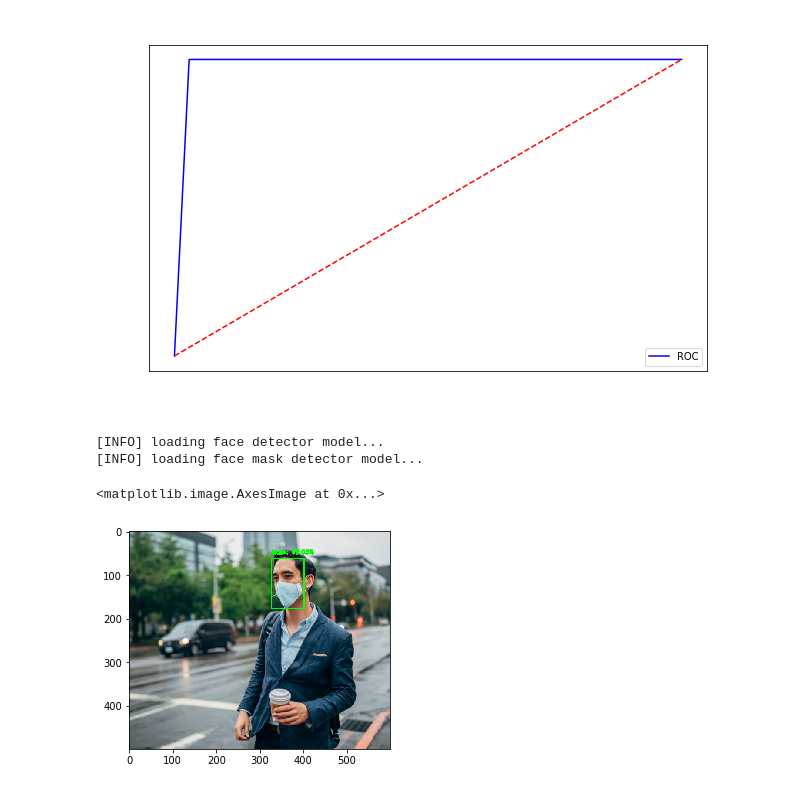
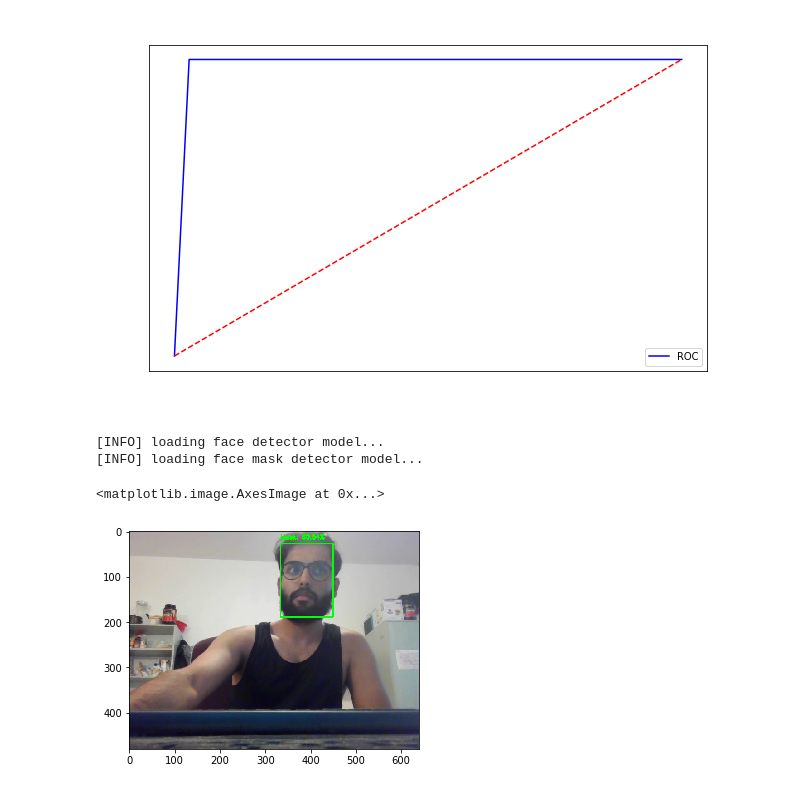
Before and after one commit to Vishal14sw20/Facial-Mask-Detection, a Jupyter notebook: Demo.ipynb, the cells around one changed output. Saved outputs shown, nothing was run; the diff lists cells and outputs as text; code cells hidden in the pictures.

```diff
--- a/Demo.ipynb
+++ b/Demo.ipynb
@@ -59,3 +59,11 @@ weighted avg       0.99      0.99      0.99       276
 
 AUC: 0.99
 [figure]
+# %%
+img=Architecture.mask_detection_on_image("photo.jpg")
+plt.imshow(img)
+# %% [output]
+[INFO] loading face detector model...
+[INFO] loading face mask detector model...
+<matplotlib.image.AxesImage at 0x...>
+[figure, added]
@@ -62,8 +116,3 @@ AUC: 0.99
 # %%
-img=Architecture.mask_detection_on_image("example_01.png")
+img=Architecture.mask_detection_on_image(image_file)
 plt.imshow(img)
-# %% [output]
-[INFO] loading face detector model...
-[INFO] loading face mask detector model...
-<matplotlib.image.AxesImage at 0x...>
-[figure, removed]
```
Also changed, not shown: parts of 1 cell of this notebook, 1 other file.
